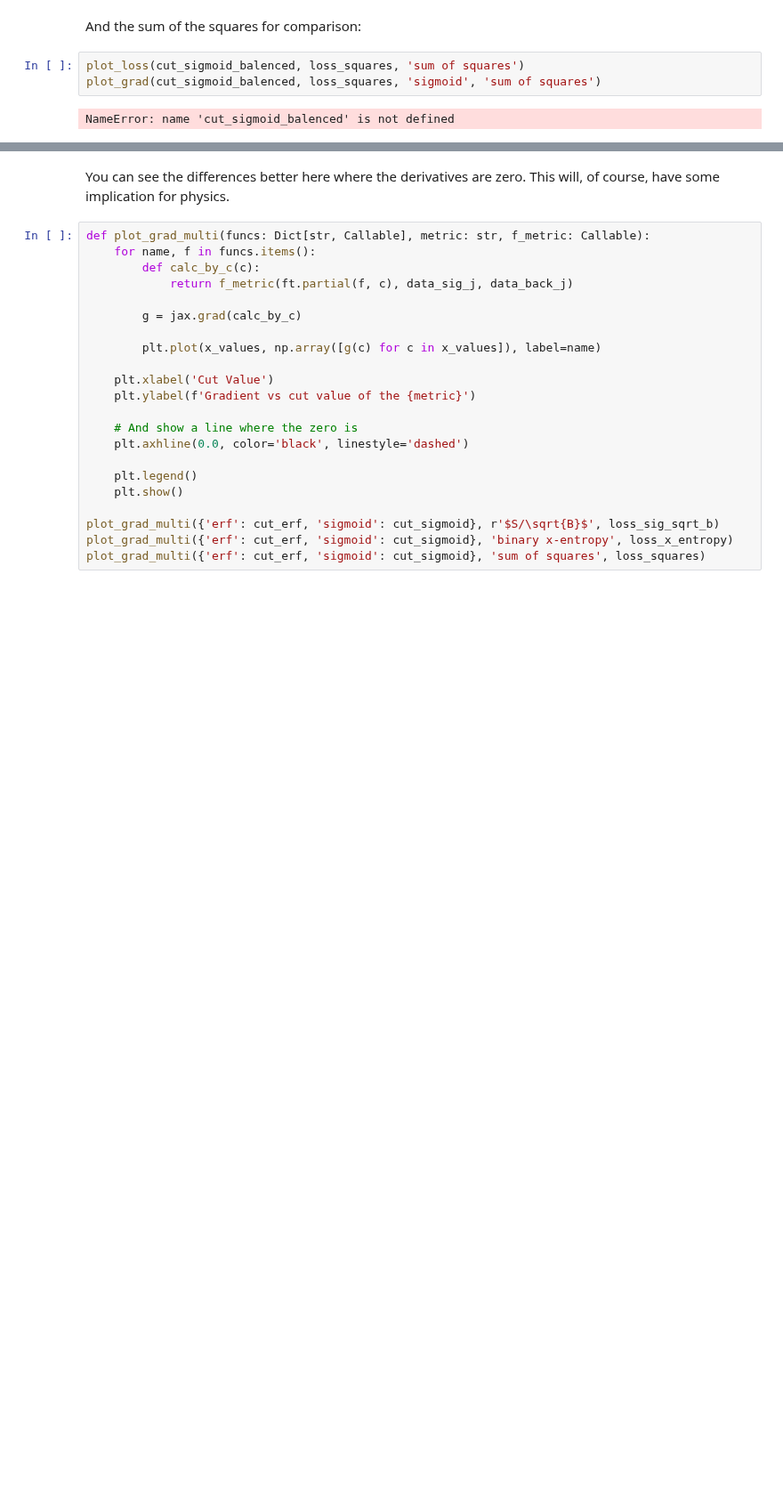
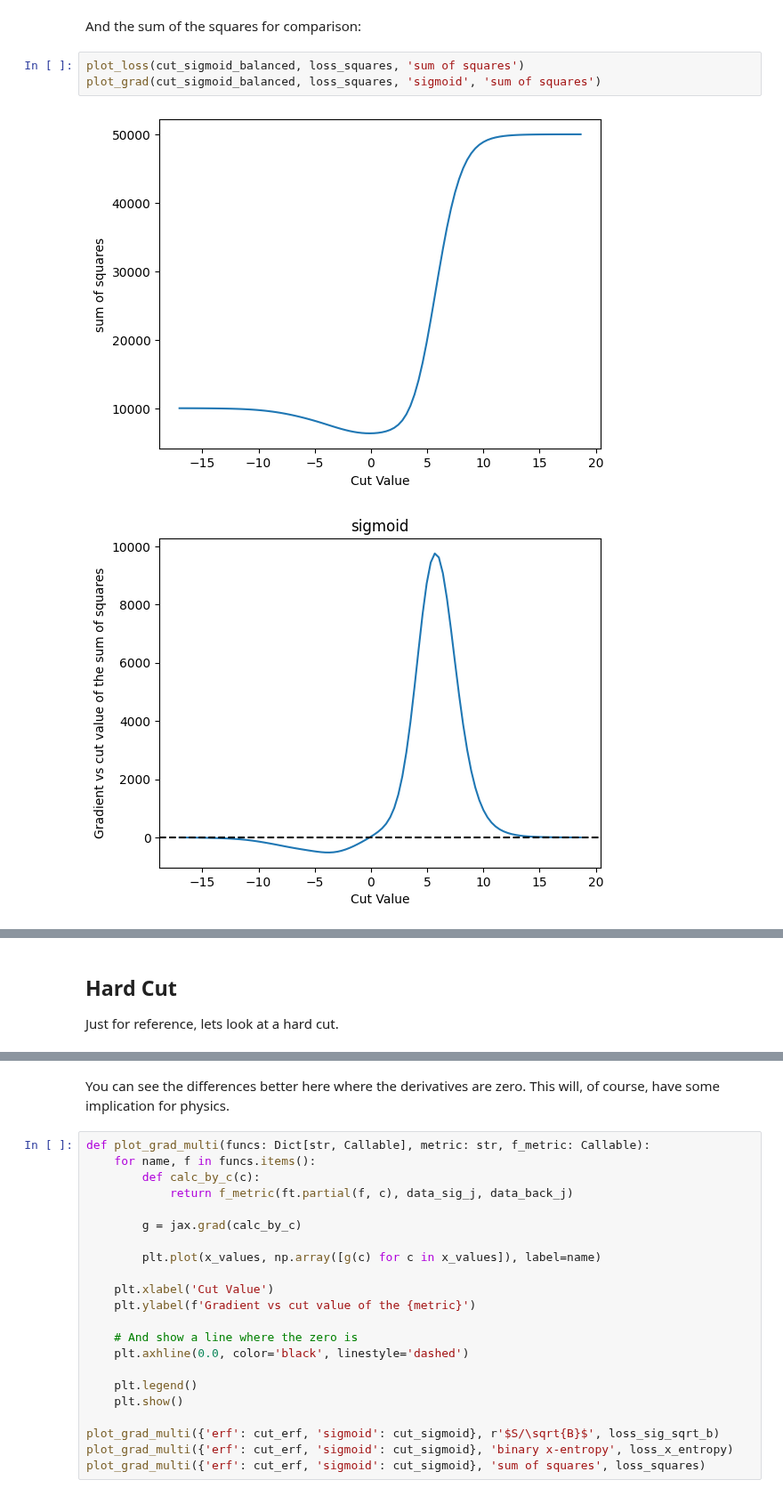
Before and after one commit to gordonwatts/diff-prog-intro, a Jupyter notebook: book/different_cut_emulations.ipynb, the cells around one changed output, grey strips where cells are left out. Shown at 89% size. Saved outputs shown, nothing was run; the diff lists cells and outputs as text; blank space fills up the shorter version.

```diff
--- a/book/different_cut_emulations.ipynb
+++ b/book/different_cut_emulations.ipynb
@@ -340,7 +338,8 @@ plot_grad(cut_sigmoid_balanced, loss_x_entropy, 'balanced sigmoid', 'binary x-en
 # %% [markdown]
 And the sum of the squares for comparison:
 # %%
-plot_loss(cut_sigmoid_balenced, loss_squares, 'sum of squares')
-plot_grad(cut_sigmoid_balenced, loss_squares, 'sigmoid', 'sum of squares')
+plot_loss(cut_sigmoid_balanced, loss_squares, 'sum of squares')
+plot_grad(cut_sigmoid_balanced, loss_squares, 'sigmoid', 'sum of squares')
 # %% [output]
-NameError: name 'cut_sigmoid_balenced' is not defined
+[figure, added]
+[figure, added]
@@ -346,0 +357,4 @@ NameError: name 'cut_sigmoid_balenced' is not defined
+# %% [markdown]
+## Hard Cut
+
+Just for reference, lets look at a hard cut.
```
Also changed, not shown: parts of 22 cells of this notebook, 2 other files.
